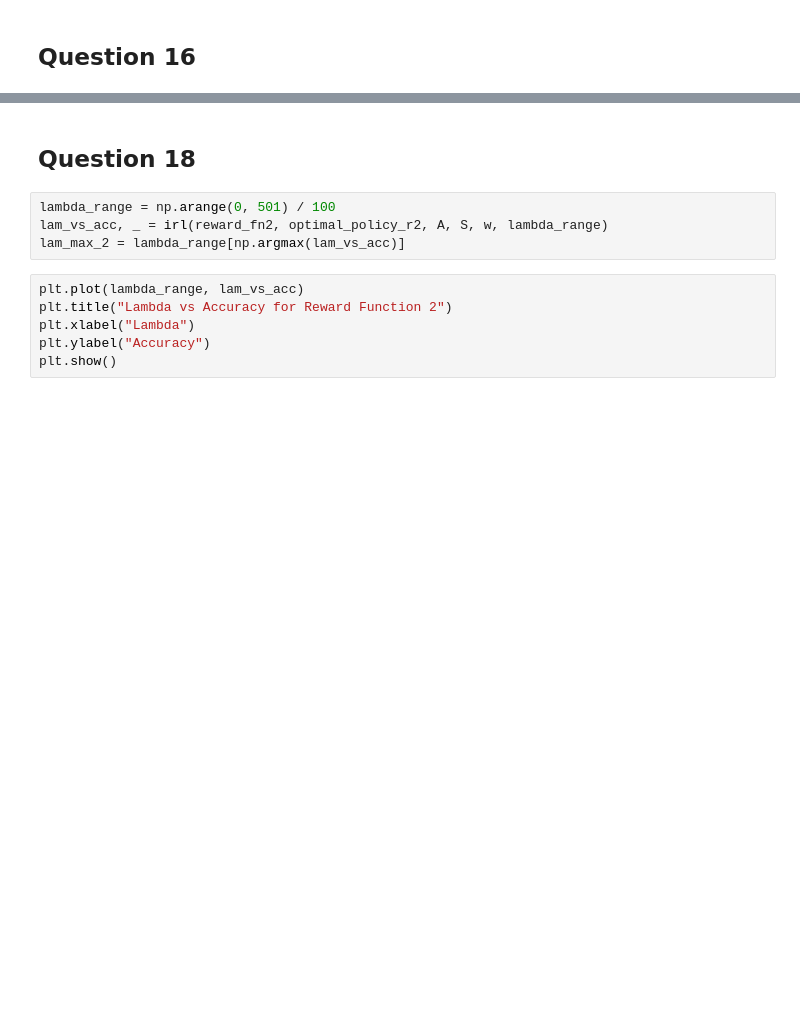
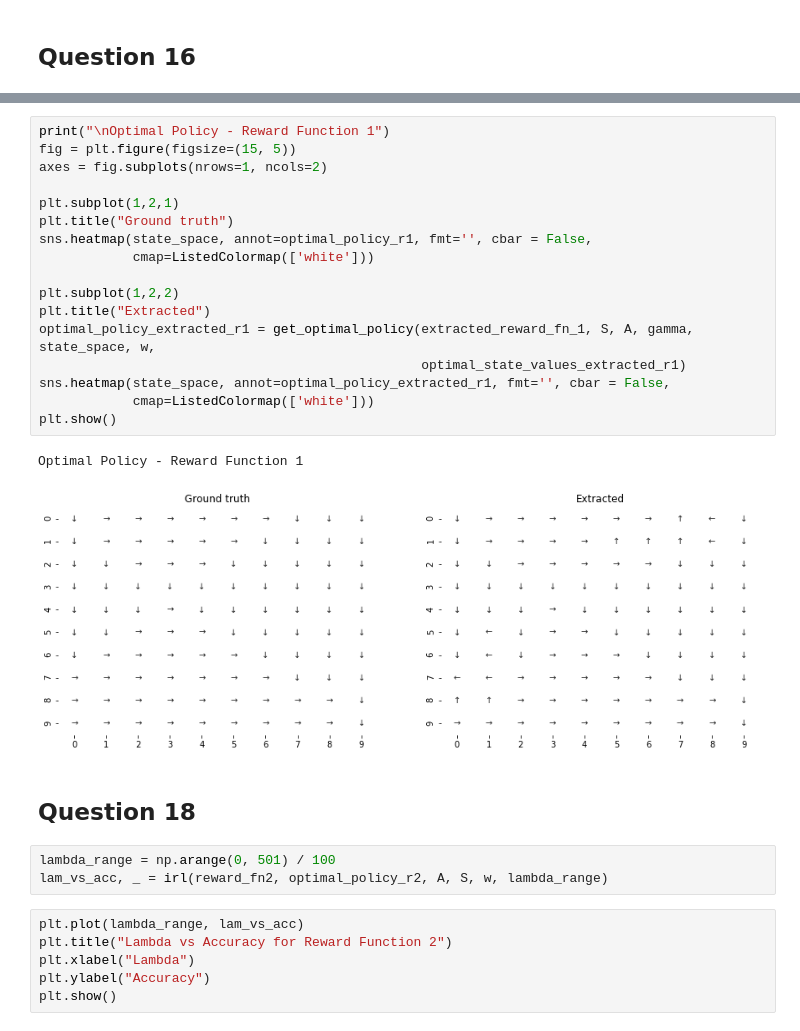
Before and after one commit to maithilibhide/ECE232, a Jupyter notebook: Project3/RL_IRL.ipynb, the cells around one changed output, grey strips where cells are left out. Cells and saved outputs as stored; diff of their text form; blank space fills up the shorter version.

```diff
--- a/Project3/RL_IRL.ipynb
+++ b/Project3/RL_IRL.ipynb
@@ -440,9 +445,28 @@ sns.heatmap(state_space, annot=optimal_policy_extracted_r1, fmt='', cbar = False
+# %%
+print("\nOptimal Policy - Reward Function 1")
+fig = plt.figure(figsize=(15, 5))
+axes = fig.subplots(nrows=1, ncols=2)
+
+plt.subplot(1,2,1)
+plt.title("Ground truth")
+sns.heatmap(state_space, annot=optimal_policy_r1, fmt='', cbar = False,
+            cmap=ListedColormap(['white']))
+
+plt.subplot(1,2,2)
+plt.title("Extracted")
+optimal_policy_extracted_r1 = get_optimal_policy(extracted_reward_fn_1, S, A, gamma, state_space, w,
+                                                 optimal_state_values_extracted_r1)
+sns.heatmap(state_space, annot=optimal_policy_extracted_r1, fmt='', cbar = False,
+            cmap=ListedColormap(['white']))
+plt.show()
+# %% [output]
+Optimal Policy - Reward Function 1
+[figure, added]
 # %% [markdown]
 <h2> Question 18 </h2>
 # %%
 lambda_range = np.arange(0, 501) / 100
 lam_vs_acc, _ = irl(reward_fn2, optimal_policy_r2, A, S, w, lambda_range)
-lam_max_2 = lambda_range[np.argmax(lam_vs_acc)]
 # %%
 plt.plot(lambda_range, lam_vs_acc)
 plt.title("Lambda vs Accuracy for Reward Function 2")
```
Also changed, not shown: parts of 16 cells of this notebook.
